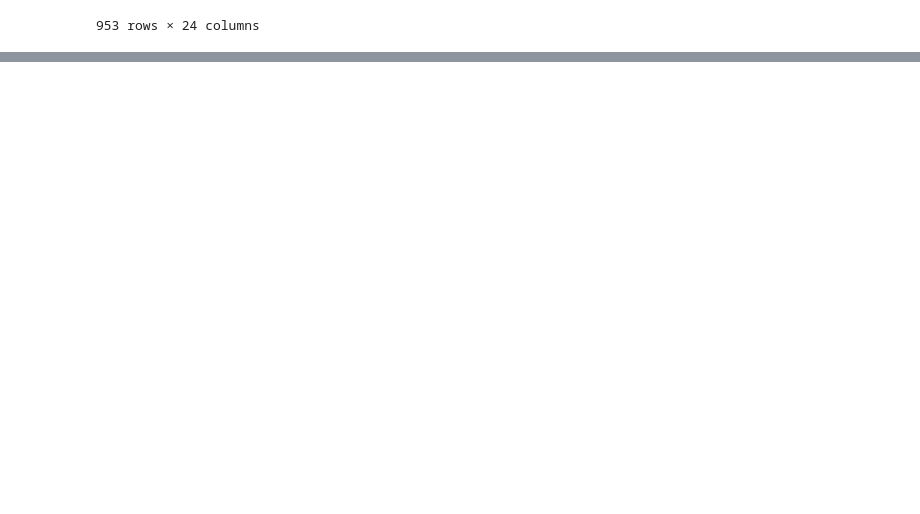
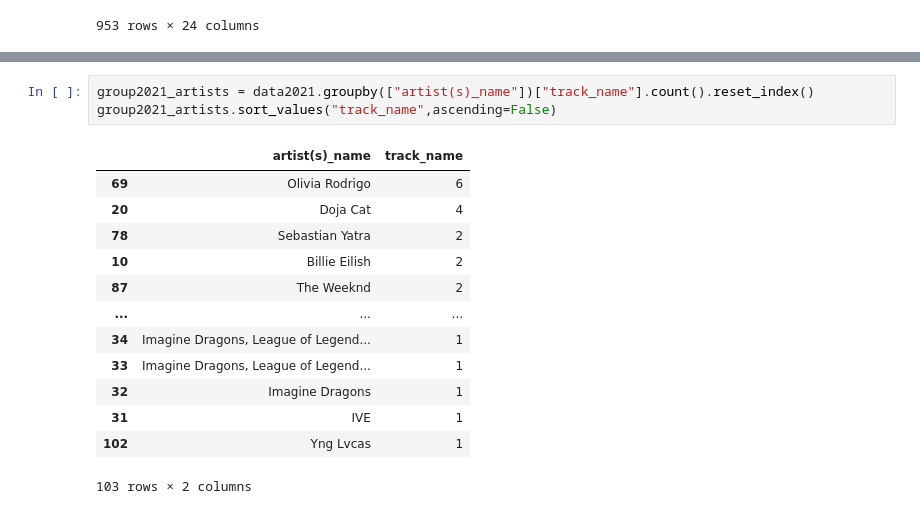
Before and after one commit to Ernesto-Trevino-E/MineriaUANL, a Jupyter notebook: P2/Practica_2.ipynb, the cells around one changed output, grey strips where cells are left out. Drawn from its saved outputs; the diff is of its cells as text; blank space fills up the shorter version.

```diff
--- a/P2/Practica_2.ipynb
+++ b/P2/Practica_2.ipynb
@@ -26,0 +92,17 @@ data
+# %%
+group2021_artists = data2021.groupby(["artist(s)_name"])["track_name"].count().reset_index()
+group2021_artists.sort_values("track_name",ascending=False)
+# %% [output]
+|  | artist(s)_name | track_name |
+| 69 | Olivia Rodrigo | 6 |
+| 20 | Doja Cat | 4 |
+| 78 | Sebastian Yatra | 2 |
+| 10 | Billie Eilish | 2 |
+| 87 | The Weeknd | 2 |
+| ... | ... | ... |
+| 34 | Imagine Dragons, League of Legend... | 1 |
+| 33 | Imagine Dragons, League of Legend... | 1 |
+| 32 | Imagine Dragons | 1 |
+| 31 | IVE | 1 |
+| 102 | Yng Lvcas | 1 |
+103 rows × 2 columns
```
Also changed, not shown: parts of 8 cells of this notebook.
